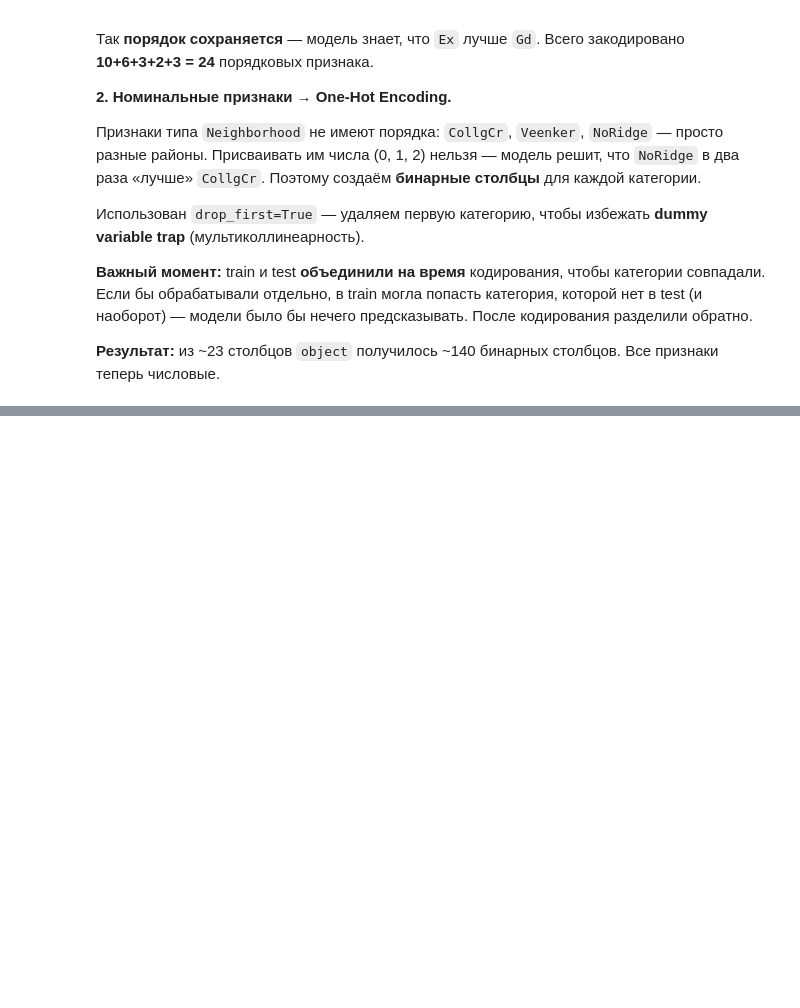
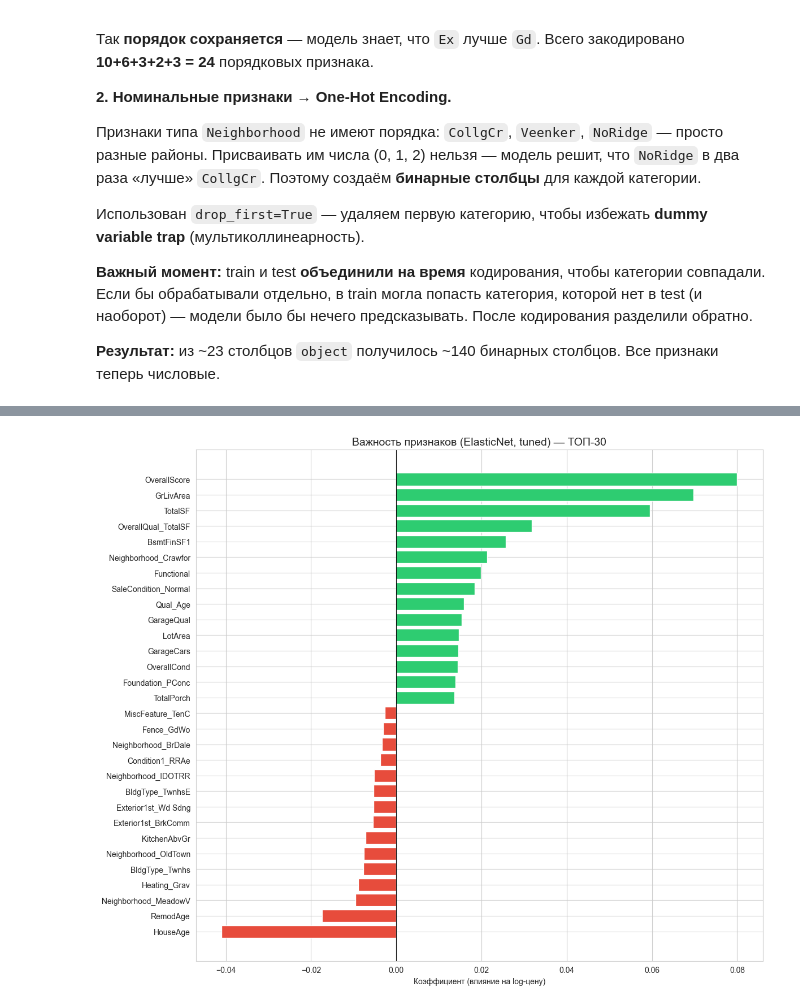
Before and after one commit to IvanovSimoon/ml-course-ivanov, a Jupyter notebook: module-2-house-prices/notebook.ipynb, the cells around one changed output, grey strips where cells are left out. Drawn from its saved outputs; the diff is of its cells as text; code cells hidden in the pictures; blank space fills up the shorter version.

```diff
--- a/module-2-house-prices/notebook.ipynb
+++ b/module-2-house-prices/notebook.ipynb
@@ -1172,0 +1640,25 @@ NaN в X_test:  0
+# %%
+# ============================================================
+# ШАГ 13.3: ПОДБОР ГИПЕРПАРАМЕТРОВ ДЛЯ LASSO
+# ============================================================
+
+# Для Lasso alpha обычно меньше, чем для Ridge
+lasso_params = {
+    'alpha': [0.0001, 0.0003, 0.0005, 0.001, 0.003, 0.005, 0.01, 0.03, 0.1]
+}
+
+lasso_grid = GridSearchCV(
+    estimator=Lasso(max_iter=10000, random_state=42),
+    param_grid=lasso_params,
+    cv=kf,
+    scoring='neg_root_mean_squared_error',
+    n_jobs=-1
+)
+
+lasso_grid.fit(X_tr_scaled, y_tr)
+
+print("=" * 60)
+print("ЛУЧШИЕ ПАРАМЕТРЫ LASSO:")
+print("=" * 60)
+print(f"Best alpha:      {lasso_grid.best_params_['alpha']}")
+print(f"Best RMSE (CV):  {-lasso_grid.best_score_:.4f}")
@@ -1172,0 +1850,21 @@ NaN в X_test:  0
+# %%
+# ============================================================
+# ШАГ 15.2: ВИЗУАЛИЗАЦИЯ ВАЖНОСТИ
+# ============================================================
+
+# --- Топ-15 положительных + Топ-15 отрицательных ---
+top_features = pd.concat([coef_df.head(15), coef_df.tail(15)])
+
+fig, ax = plt.subplots(figsize=(12, 10))
+
+colors = ['#2ecc71' if c > 0 else '#e74c3c' for c in top_features['Coefficient']]
+ax.barh(top_features['Feature'], top_features['Coefficient'], color=colors)
+ax.axvline(x=0, color='black', linewidth=0.8)
+ax.set_xlabel('Коэффициент (влияние на log-цену)')
+ax.set_title(f'Важность признаков ({best_cv[0]}, tuned) — ТОП-30', fontsize=14)
+ax.invert_yaxis()  # Самые важные сверху
+plt.tight_layout()
+plt.savefig('examples/feature_importance.png', dpi=100, bbox_inches='tight')
+plt.show()
+# %% [output]
+[figure, added]
```
Also changed, not shown: parts of 26 cells of this notebook, 10 other files.
